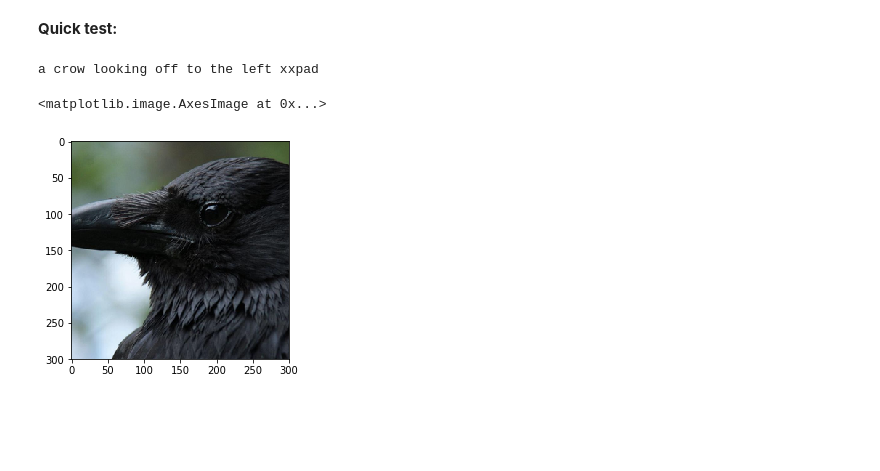
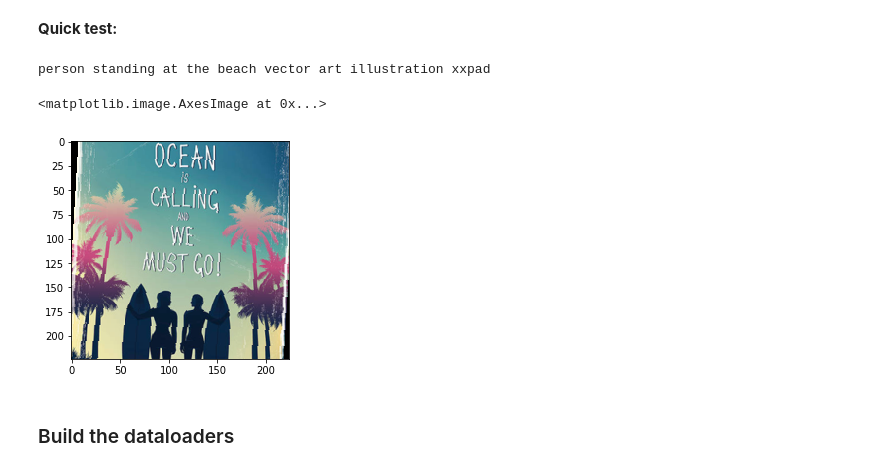
Before and after one commit to fg91/Neural-Image-Caption-Generation-Tutorial, a Jupyter notebook: Image caption generator.ipynb, the cells around one changed output. Drawn from its saved outputs; the diff is of its cells as text; code cells hidden in the pictures; blank space fills up the shorter version.

Commit message:
Implement Dataloaders and data augmentation

```diff
--- a/Image caption generator.ipynb
+++ b/Image caption generator.ipynb
@@ -829,3 +821,12 @@ tfms = transforms.Compose([
+# %%
+tfms = transforms.Compose([
+    transforms.Resize(224),
+    transforms.RandomRotation(10, expand=False),
+    transforms.RandomCrop(224),
+    transforms.RandomHorizontalFlip(p=0.5),
+    transforms.ToTensor(),
+    transforms.Normalize([0.5238, 0.5003, 0.4718],[0.3159, 0.3091, 0.3216])
+])
 # %%
 inv_normalize = transforms.Normalize(
     mean=[-0.5238/0.3159, -0.5003/0.3091, -0.4718/0.3216],
@@ -853,12 +854,14 @@ Train dataset full: 3035015
 # %% [markdown]
 **Quick test:**
 # %%
-idx = 13308
-d = valid_dataset
+idx = 33085
+d = train_dataset
 img, cap = d[idx]
 print(vocab.textify(cap))
 plt.imshow(denorm(img))
 # %% [output]
-a crow looking off to the left xxpad
+person standing at the beach vector art illustration xxpad
 <matplotlib.image.AxesImage at 0x...>
-[figure, old version]
+[figure, new version]
+# %% [markdown]
+### Build the dataloaders
```
Also changed, not shown: parts of 12 cells of this notebook.
